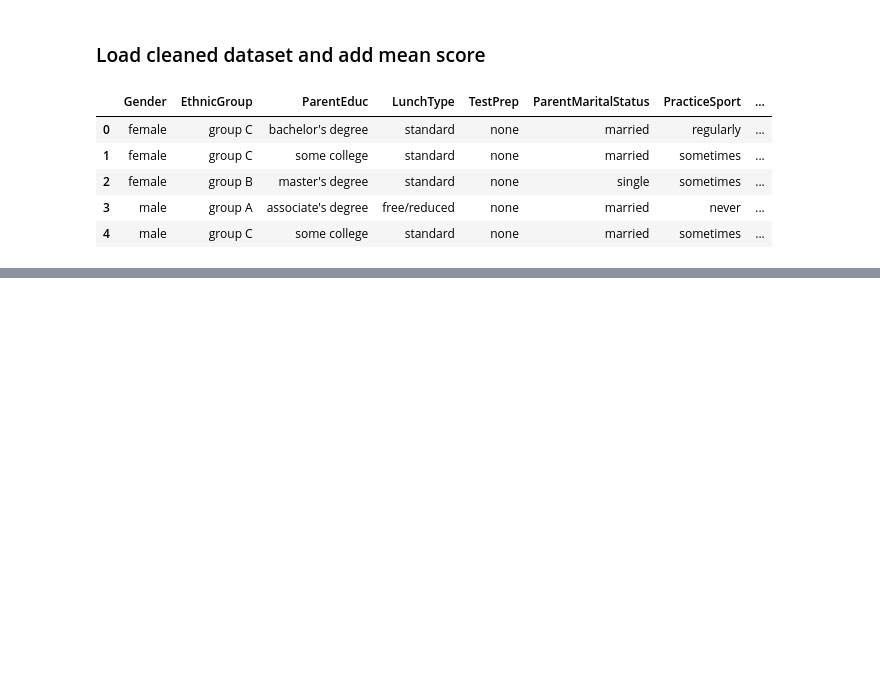
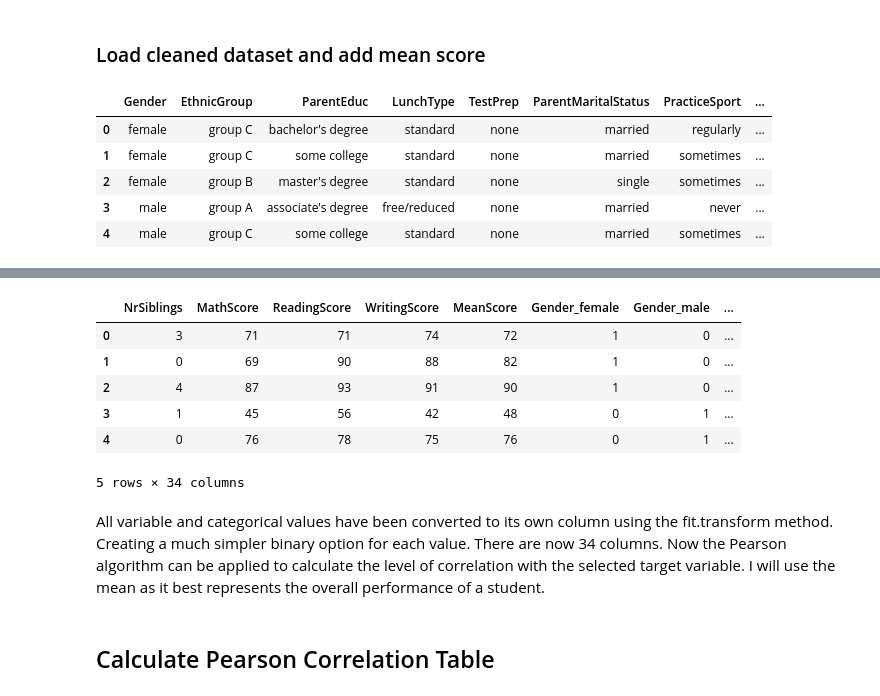
Before and after one commit to A-Hoenig/student-AI, a Jupyter notebook: jupyter_notebooks/Notebook_4_eda2.ipynb, the cells around one changed output, grey strips where cells are left out. Drawn from its saved outputs; the diff is of its cells as text; code cells hidden in the pictures; blank space fills up the shorter version.

```diff
--- a/jupyter_notebooks/Notebook_4_eda2.ipynb
+++ b/jupyter_notebooks/Notebook_4_eda2.ipynb
@@ -54,0 +65,16 @@ df.head()
+# %%
+encoded_data = OneHotEncoder(variables = df.columns[df.dtypes=='object'].to_list(), drop_last=False)
+encoded_data = one_hot_encoder.fit_transform(df)
+encoded_data.head()
+# %% [output]
+|  | NrSiblings | MathScore | ReadingScore | WritingScore | MeanScore | Gender_female | Gender_male | ... |
+| 0 | 3 | 71 | 71 | 74 | 72 | 1 | 0 | ... |
+| 1 | 0 | 69 | 90 | 88 | 82 | 1 | 0 | ... |
+| 2 | 4 | 87 | 93 | 91 | 90 | 1 | 0 | ... |
+| 3 | 1 | 45 | 56 | 42 | 48 | 0 | 1 | ... |
+| 4 | 0 | 76 | 78 | 75 | 76 | 0 | 1 | ... |
+5 rows × 34 columns
+# %% [markdown]
+All variable and categorical values have been converted to its own column using the fit.transform method. Creating a much simpler binary option for each value. There are now 34 columns. Now the Pearson algorithm can be applied to calculate the level of correlation with the selected target variable. I will use the mean as it best represents the overall performance of a student.
+# %% [markdown]
+## Calculate Pearson Correlation Table
```
Also changed, not shown: parts of 18 cells of this notebook, 1 other file.
